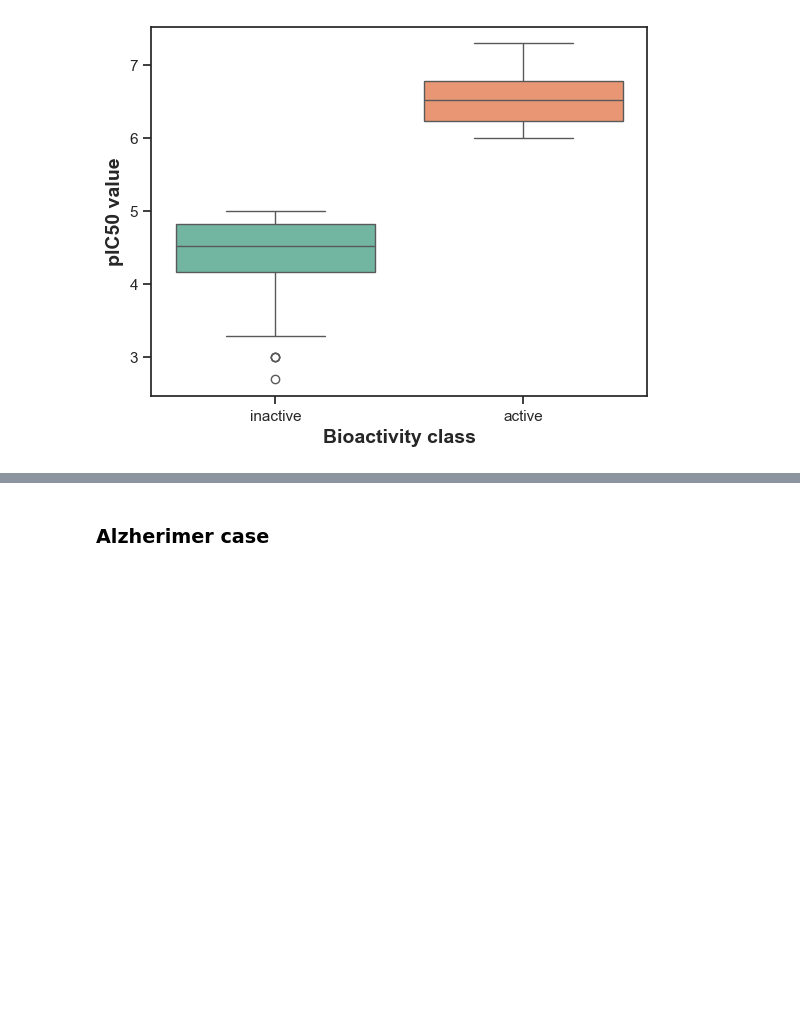
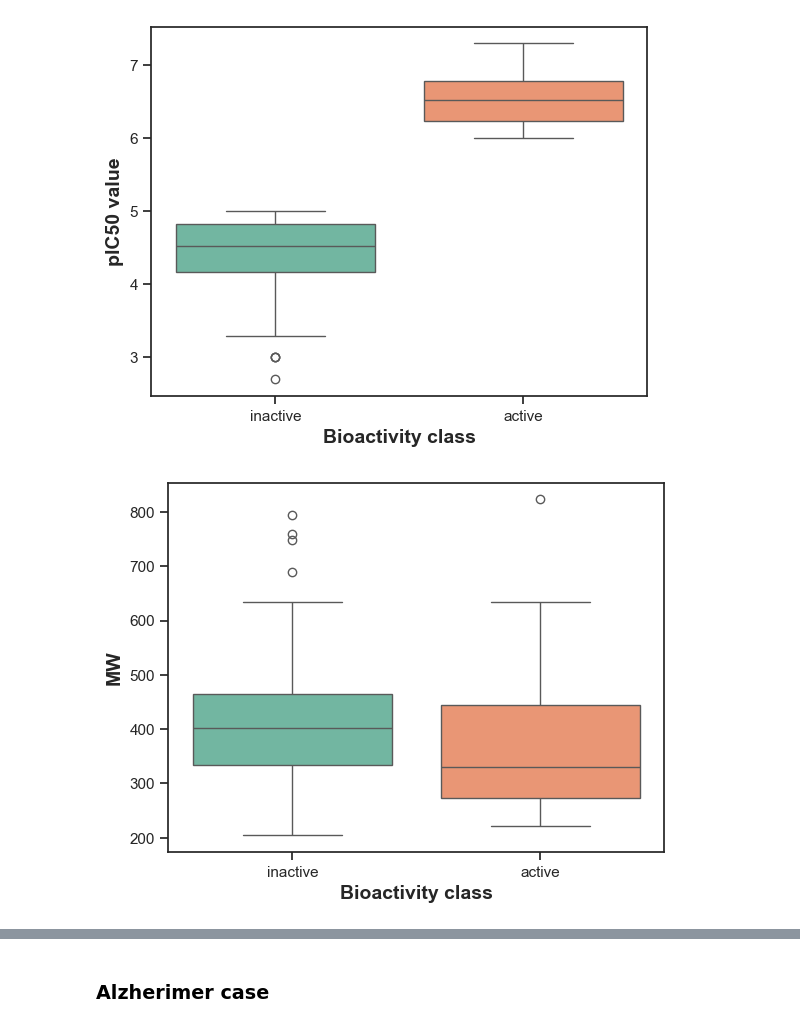
Before and after one commit to silvano315/Med-Physics, a Jupyter notebook: notebooks/Bioinformatics_project_Bioactivity_data.ipynb, the cells around one changed output, grey strips where cells are left out. Saved outputs shown, nothing was run; the diff lists cells and outputs as text; code cells hidden in the pictures; blank space fills up the shorter version.

```diff
--- a/notebooks/Bioinformatics_project_Bioactivity_data.ipynb
+++ b/notebooks/Bioinformatics_project_Bioactivity_data.ipynb
@@ -711,3 +712,20 @@ plt.ylabel('pIC50 value', fontsize=14, fontweight='bold')
 plt.show()
 # %% [output]
 [figure]
+# %%
+# Box Plot for MW
+
+sns.boxplot(
+    x='bioactivity_class',
+    y='MW',
+    data=df_2class,
+    hue='bioactivity_class',
+    palette='Set2'
+)
+
+plt.xlabel('Bioactivity class', fontsize=14, fontweight='bold')
+plt.ylabel('MW', fontsize=14, fontweight='bold')
+
+plt.show()
+# %% [output]
+[figure, added]
```
Also changed, not shown: parts of 23 cells of this notebook.
